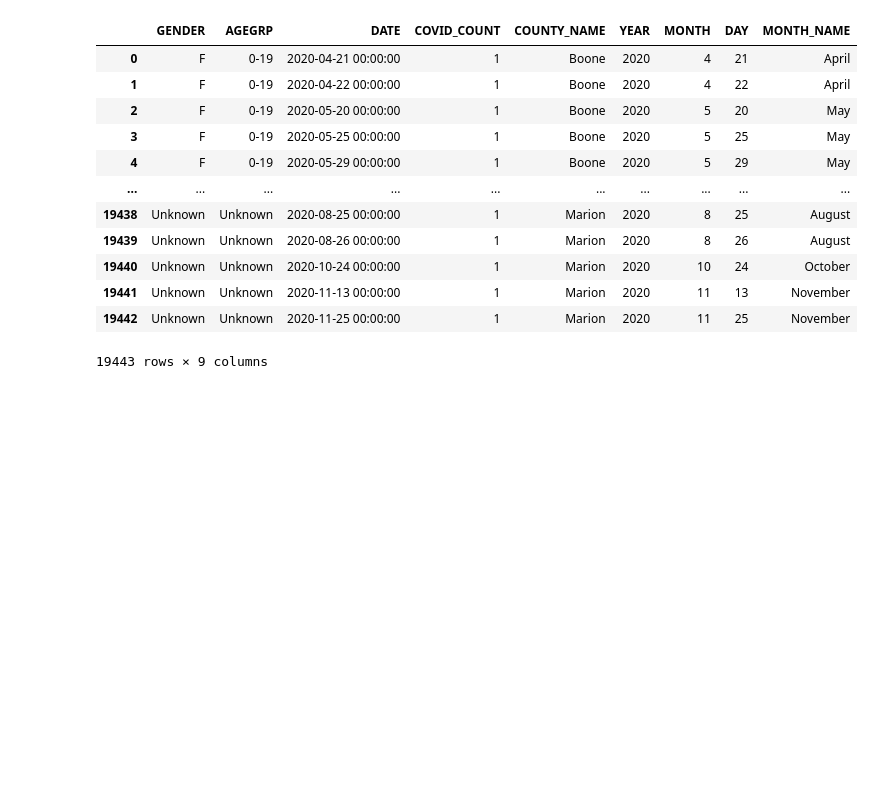
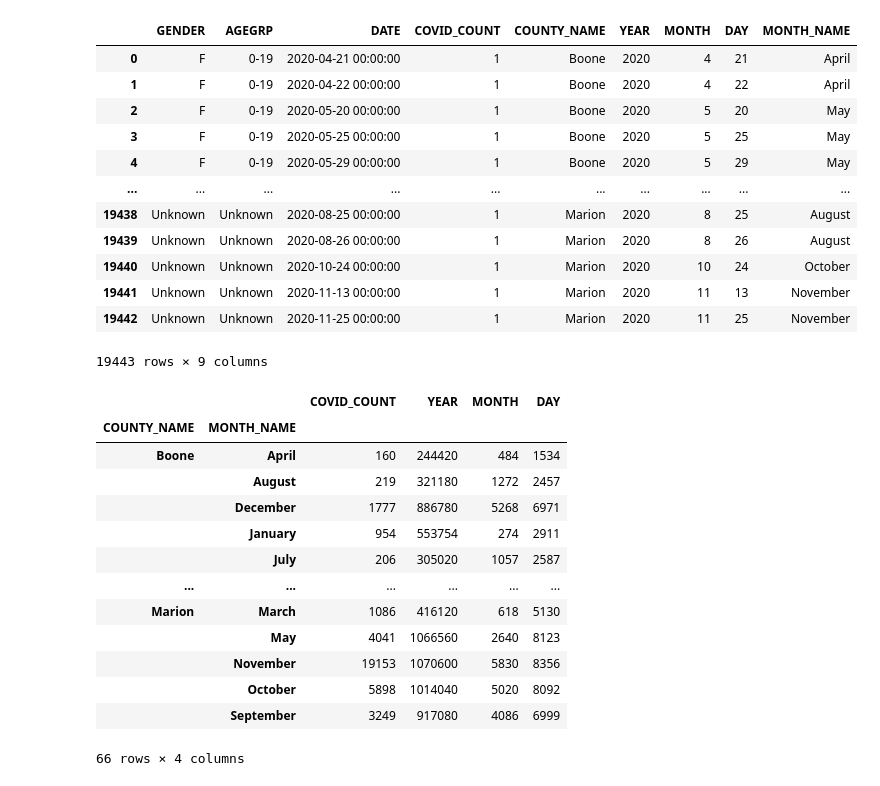
Before and after one commit to c-kleerun/COVID-Housing-Comparison, a Jupyter notebook: Covid-Housing Project Code.ipynb, the cells around one changed output. Cells and saved outputs as stored; diff of their text form; code cells hidden in the pictures; blank space fills up the shorter version.

Commit message:
Data cleanup
Marion & Johnson County

```diff
--- a/Covid-Housing Project Code.ipynb
+++ b/Covid-Housing Project Code.ipynb
@@ -71,3 +71,24 @@ filtered_covid_df
 | 19441 | Unknown | Unknown | 2020-11-13 00:00:00 | 1 | Marion | 2020 | 11 | 13 | November |
 | 19442 | Unknown | Unknown | 2020-11-25 00:00:00 | 1 | Marion | 2020 | 11 | 25 | November |
 19443 rows × 9 columns
+# %%
+#GroupingBy Counties for month for totals
+county_sum_month = filtered_covid_df
+
+county_sum_month = county_sum_month.groupby(['COUNTY_NAME', 'MONTH_NAME']).sum()
+county_sum_month
+# %% [output]
+|  |  | COVID_COUNT | YEAR | MONTH | DAY |
+| COUNTY_NAME | MONTH_NAME |  |  |  |  |
+| Boone | April | 160 | 244420 | 484 | 1534 |
+|  | August | 219 | 321180 | 1272 | 2457 |
+|  | December | 1777 | 886780 | 5268 | 6971 |
+|  | January | 954 | 553754 | 274 | 2911 |
+|  | July | 206 | 305020 | 1057 | 2587 |
+| ... | ... | ... | ... | ... | ... |
+| Marion | March | 1086 | 416120 | 618 | 5130 |
+|  | May | 4041 | 1066560 | 2640 | 8123 |
+|  | November | 19153 | 1070600 | 5830 | 8356 |
+|  | October | 5898 | 1014040 | 5020 | 8092 |
+|  | September | 3249 | 917080 | 4086 | 6999 |
+66 rows × 4 columns
```
Also changed, not shown: 1 other file.
